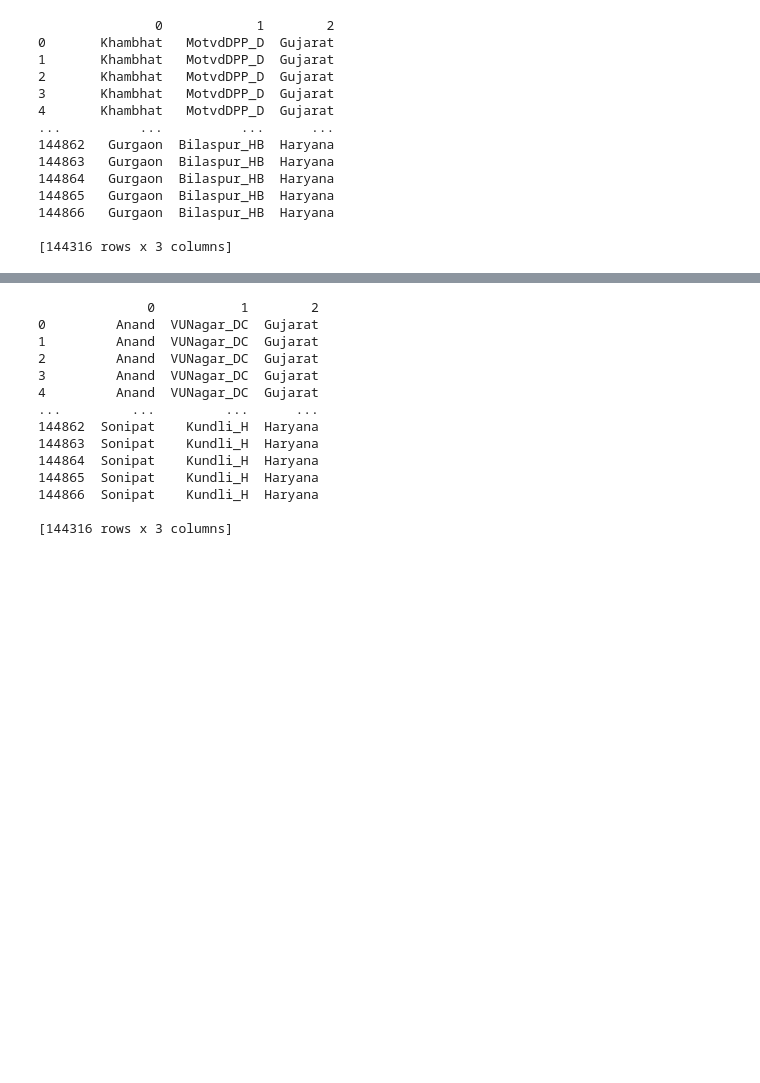
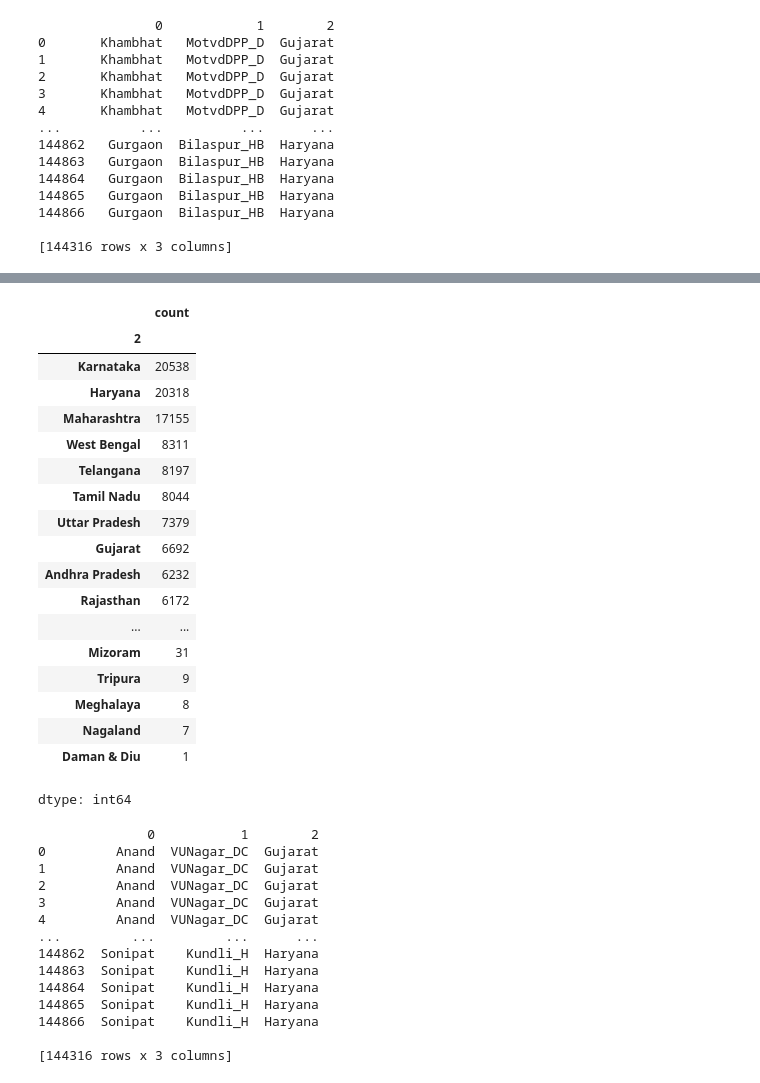
Before and after one commit to TharunkishoreJ/Python_Projects, a Jupyter notebook: Delivery_Case_Sudy.ipynb, the cells around one changed output, grey strips where cells are left out. Drawn from its saved outputs; the diff is of its cells as text; code cells hidden in the pictures; blank space fills up the shorter version.

```diff
--- a/Delivery_Case_Sudy.ipynb
+++ b/Delivery_Case_Sudy.ipynb
@@ -187,3 +187,7 @@ print(df1)
 144866   Gurgaon  Bilaspur_HB  Haryana
 
 [144316 rows x 3 columns]
+# %%
+city_count = df1[0].value_counts()
+state_count = df1[2].value_counts()
+city_count
@@ -190,3 +210,25 @@ print(df1)
+# %%
+state_count
+# %% [output]
+|  | count |
+| 2 |  |
+| Karnataka | 20538 |
+| Haryana | 20318 |
+| Maharashtra | 17155 |
+| West Bengal | 8311 |
+| Telangana | 8197 |
+| Tamil Nadu | 8044 |
+| Uttar Pradesh | 7379 |
+| Gujarat | 6692 |
+| Andhra Pradesh | 6232 |
+| Rajasthan | 6172 |
+| ... | ... |
+| Mizoram | 31 |
+| Tripura | 9 |
+| Meghalaya | 8 |
+| Nagaland | 7 |
+| Daman & Diu | 1 |
+dtype: int64
 # %%
 # Create a new DataFrame with only the 'source_name' column
 df2 = pd.DataFrame({'source_name': df['source_name']})
```
Also changed, not shown: parts of 6 cells of this notebook.
